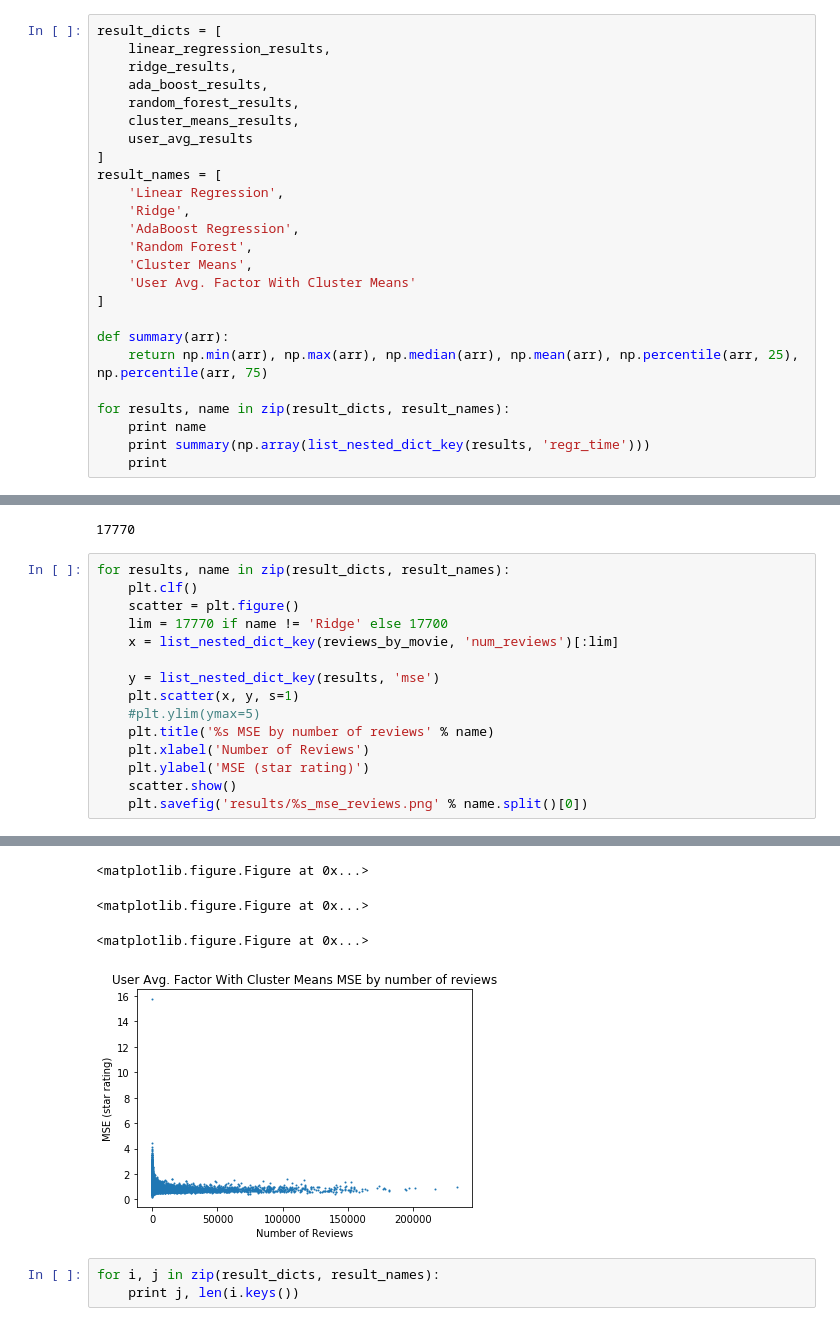
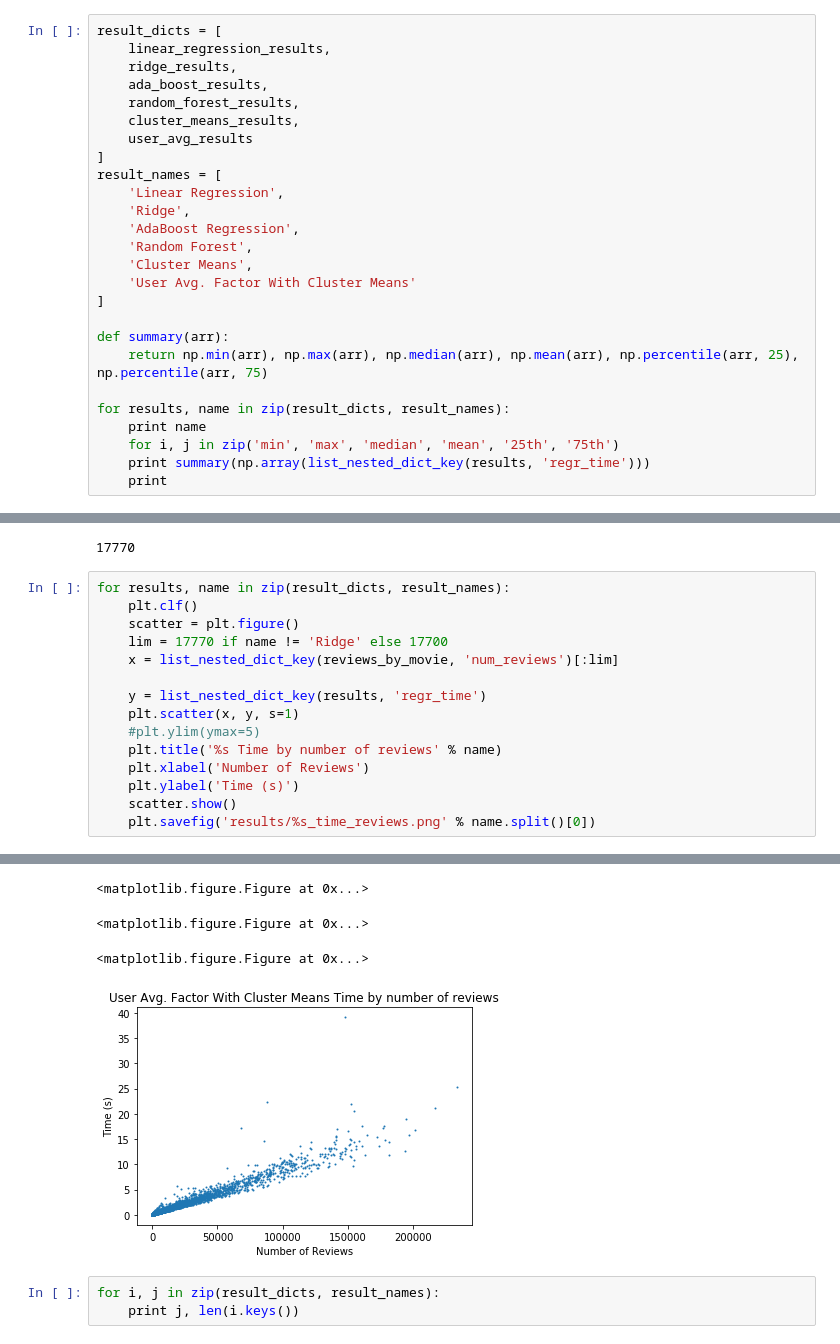
Before and after one commit to tom-robbins/netflix-ml, a Jupyter notebook: results.ipynb, the cells around one changed output, grey strips where cells are left out. Cells and saved outputs as stored; diff of their text form.

Commit message:
images

```diff
--- a/results.ipynb
+++ b/results.ipynb
@@ -316,6 +316,7 @@ def summary(arr):
 
 for results, name in zip(result_dicts, result_names):
     print name
+    for i, j in zip('min', 'max', 'median', 'mean', '25th', '75th')
     print summary(np.array(list_nested_dict_key(results, 'regr_time')))
     print
 # %% [output]
@@ -364,26 +365,26 @@ print len(random_forest_results.keys())
 # %%
 for results, name in zip(result_dicts, result_names):
     plt.clf()
     scatter = plt.figure()
     lim = 17770 if name != 'Ridge' else 17700
     x = list_nested_dict_key(reviews_by_movie, 'num_reviews')[:lim]
 
-    y = list_nested_dict_key(results, 'mse')
+    y = list_nested_dict_key(results, 'regr_time')
     plt.scatter(x, y, s=1)
     #plt.ylim(ymax=5)
-    plt.title('%s MSE by number of reviews' % name)
+    plt.title('%s Time by number of reviews' % name)
     plt.xlabel('Number of Reviews')
-    plt.ylabel('MSE (star rating)')
+    plt.ylabel('Time (s)')
     scatter.show()
-    plt.savefig('results/%s_mse_reviews.png' % name.split()[0])
+    plt.savefig('results/%s_time_reviews.png' % name.split()[0])
 # %% [output]
 <matplotlib.figure.Figure at 0x...>
 <matplotlib.figure.Figure at 0x...>
 <matplotlib.figure.Figure at 0x...>
 <matplotlib.figure.Figure at 0x...>
 <matplotlib.figure.Figure at 0x...>
 <matplotlib.figure.Figure at 0x...>
-[figure, old version]
+[figure, new version]
 # %%
 for i, j in zip(result_dicts, result_names):
     print j, len(i.keys())
```
Also changed, not shown: 3 other files.
